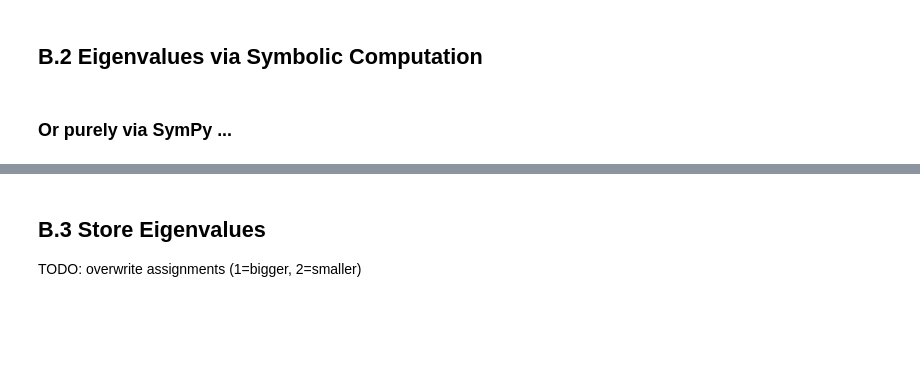
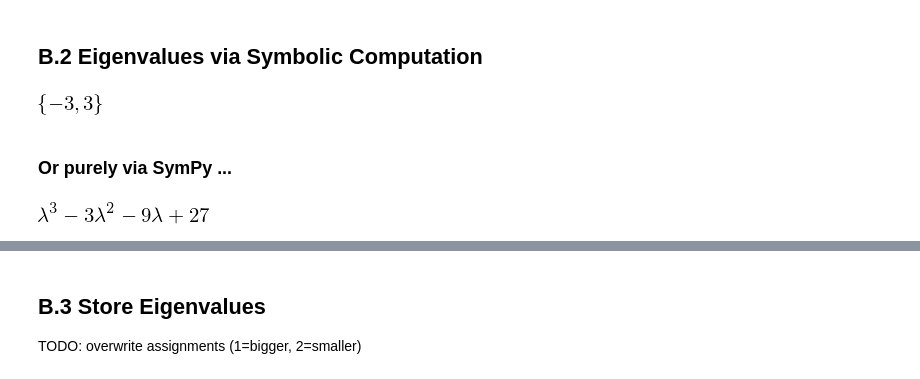
Before and after one commit to emily-jean/dimensionality-reduction, a Jupyter notebook: starter-3.2.ipynb, the cells around one changed output, grey strips where cells are left out. Saved outputs shown, nothing was run; the diff lists cells and outputs as text; code cells hidden in the pictures; blank space fills up the shorter version.

```diff
--- a/starter-3.2.ipynb
+++ b/starter-3.2.ipynb
@@ -144,15 +191,21 @@ TODO: finish (polynomial in $\lambda$ equal to 0)
 ## B.2 Eigenvalues via Symbolic Computation
 # %%
 # TODO: use SymPy's solveset function to solve the equation you've found symbolically
+lamda = sp.symbols('lamda')
+sp.solveset(lamda**3-3*(l**2)-9*lamda+27,l)
+# %% [output]
+[figure, added]
 # %% [markdown]
 ### Or purely via SymPy ...
 # %%
 A3m = sp.Matrix(A3)
 
 # TODO: use SymPy's charpoly function to produce the equation you derived above
-expr = None
+expr = A3m.charpoly().as_expr()
 
 # print
 expr
+# %% [output]
+[figure, added]
 # %%
 expr.factor()
```
Also changed, not shown: parts of 29 cells of this notebook.
